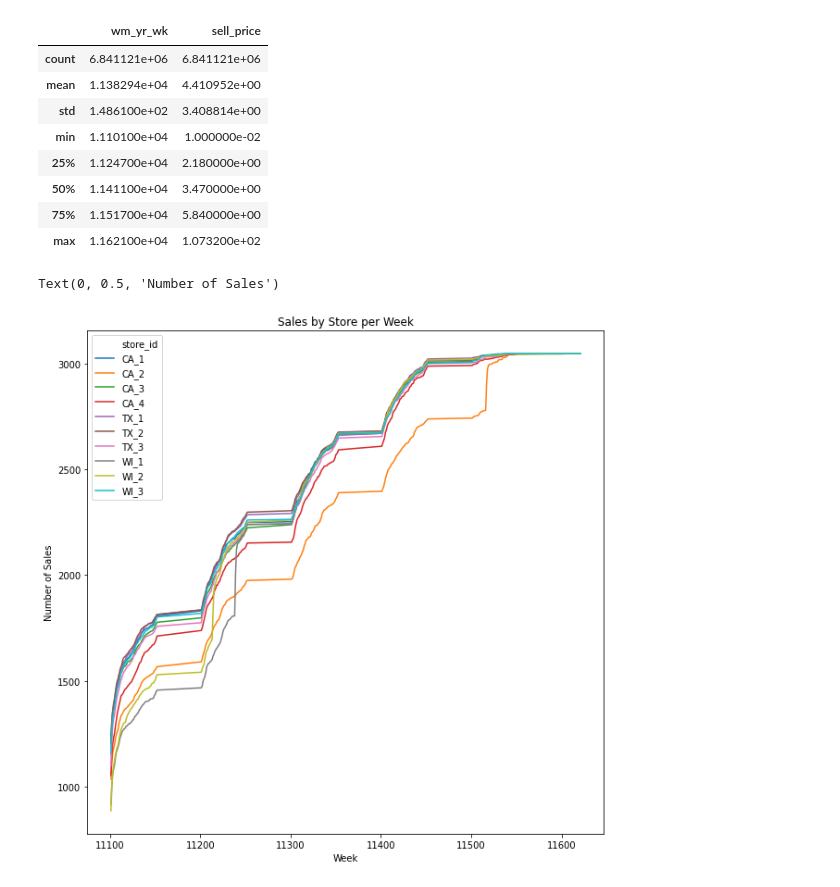
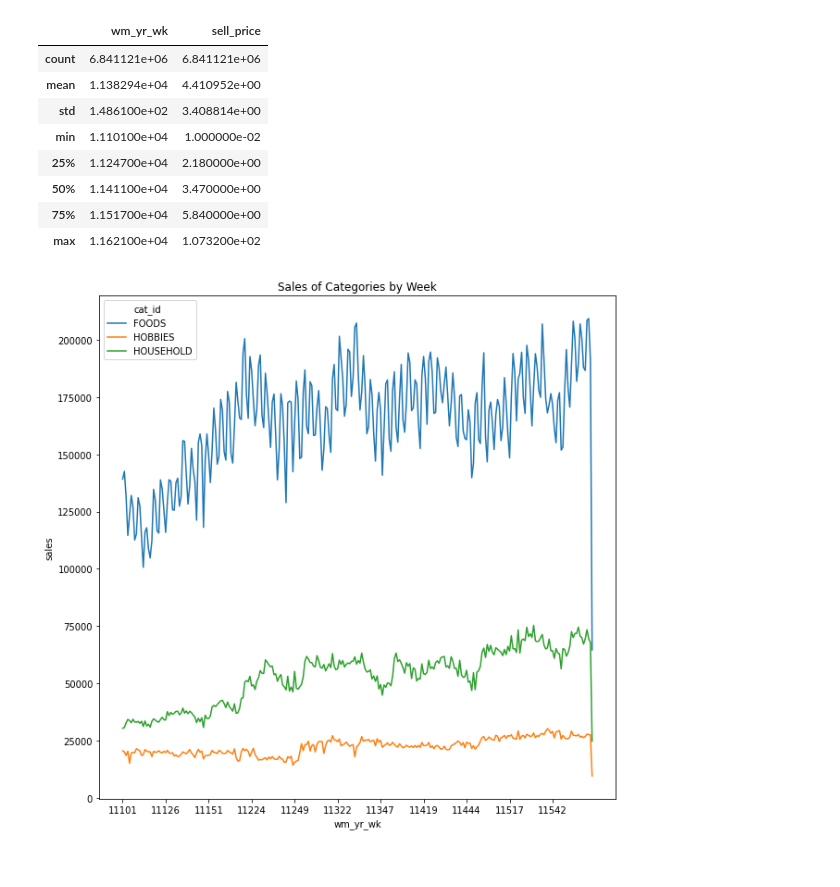
Before and after one commit to MarcoCaglia/M5-Forecasting-Accuracy, a Jupyter notebook: 20200325_eda.ipynb, the cells around one changed output. Saved outputs shown, nothing was run; the diff lists cells and outputs as text; code cells hidden in the pictures.

```diff
--- a/20200325_eda.ipynb
+++ b/20200325_eda.ipynb
@@ -54,19 +64,23 @@ prices.describe()
 | 50% | 1.141100e+04 | 3.470000e+00 |
 | 75% | 1.151700e+04 | 5.840000e+00 |
 | max | 1.162100e+04 | 1.073200e+02 |
-# %%
-fig, ax = plt.subplots(figsize=(10, 10))
-
-tmp = prices.copy()
-tmp = tmp.groupby(['wm_yr_wk', 'store_id'])['sell_price'].count()
-
-_ = sns.lineplot(x='wm_yr_wk', y='sell_price', data=tmp.reset_index(), hue='store_id', ax=ax)
-plt.title('Sales by Store per Week')
-plt.xlabel('Week')
-plt.ylabel('Number of Sales')
-# %% [output]
-Text(0, 0.5, 'Number of Sales')
-[figure, removed]
+# %%
+fig, ax = plt.subplots(figsize=(10, 10))
+
+tmp = sales.copy()
+sales_counts = [col for col in tmp.columns if re.search('d_\d+', col)]
+
+tmp = tmp.loc[:, ['cat_id'] + sales_counts]
+tmp = tmp.groupby(['cat_id']).sum().reset_index()
+tmp = tmp.melt(id_vars=['cat_id'], var_name='day', value_name='sales')
+tmp = tmp.merge(calendar.astype(str).loc[:, ['d', 'wm_yr_wk']], left_on='day', right_on='d')
+tmp = tmp.groupby(['cat_id', 'wm_yr_wk']).sum().reset_index()
+
+_ = sns.lineplot(x='wm_yr_wk', y='sales', data=tmp.dropna(), hue='cat_id', ax=ax)
+plt.title('Sales of Categories by Week')
+_ = plt.xticks([x for i, x in enumerate(tmp.wm_yr_wk.astype(str).unique().tolist()) if i%25==0])
+# %% [output]
+[figure, added]
 # %%
 fig, ax = plt.subplots(figsize=(10, 10))
 
```
Also changed, not shown: parts of 15 cells of this notebook, 1 other file.
